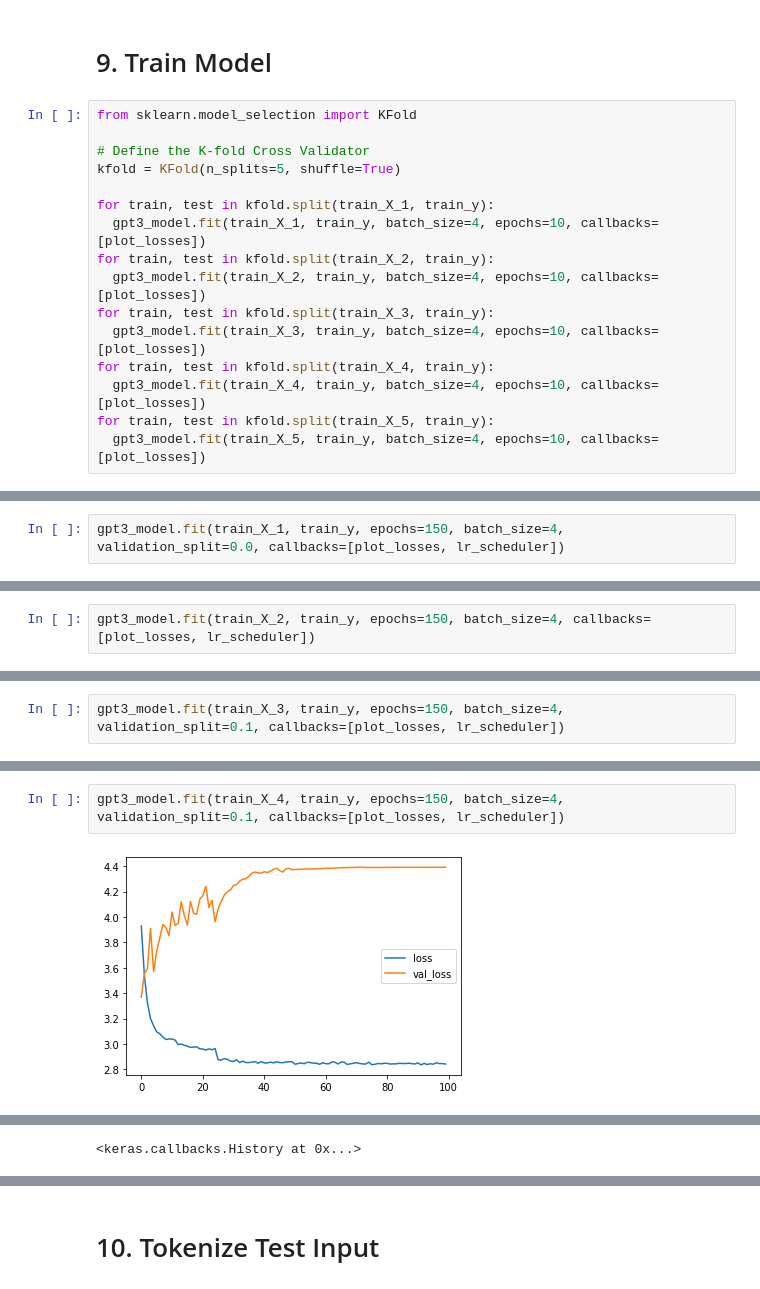
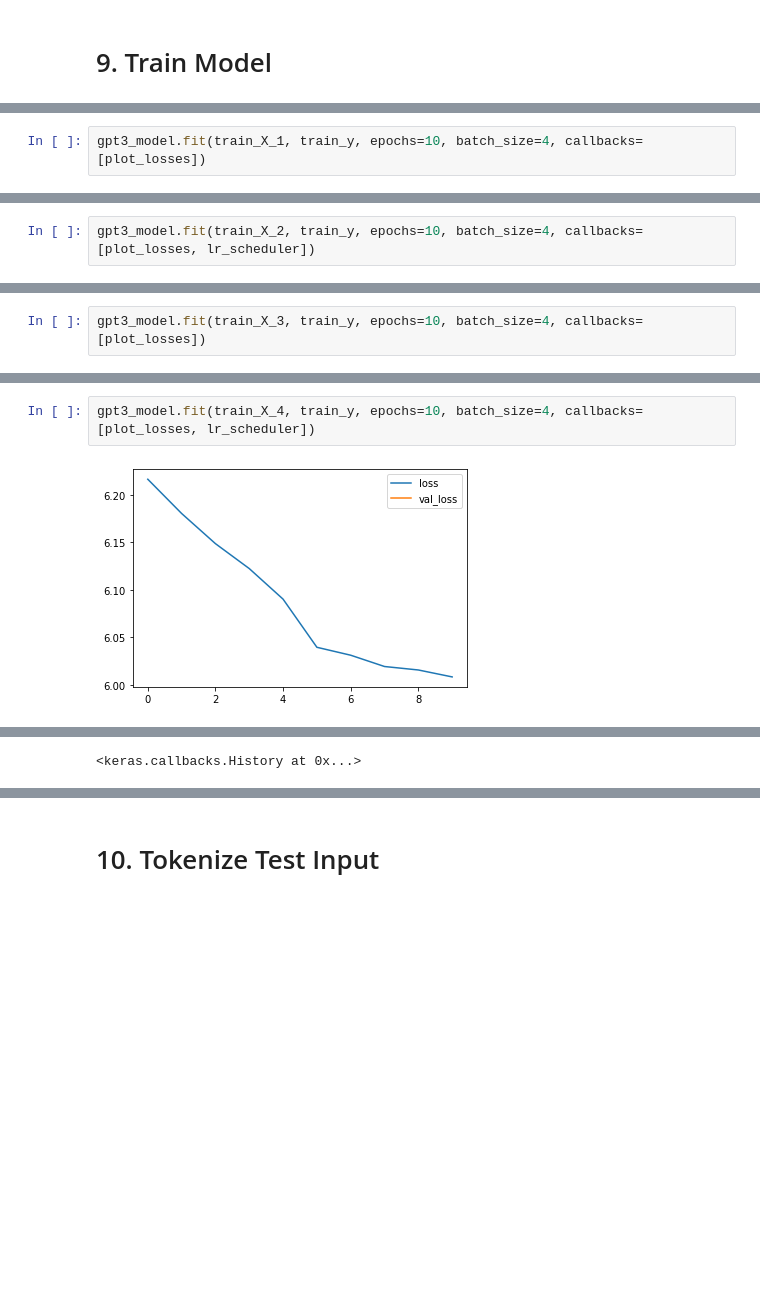
Before and after one commit to MJ199999/-SW-, a Jupyter notebook: code/train.ipynb, the cells around one changed output, grey strips where cells are left out. Drawn from its saved outputs; the diff is of its cells as text; blank space fills up the shorter version.

Commit message:
validation split 없이 학습

```diff
--- a/code/train.ipynb
+++ b/code/train.ipynb
@@ -277,19 +259,3 @@ from tensorflow.keras.callbacks import LearningRateScheduler
 lr_scheduler = LearningRateScheduler(scheduler)
 # %% [markdown]
 # 9. Train Model
-# %%
-from sklearn.model_selection import KFold
-
-# Define the K-fold Cross Validator
-kfold = KFold(n_splits=5, shuffle=True)
-
-for train, test in kfold.split(train_X_1, train_y):
-  gpt3_model.fit(train_X_1, train_y, batch_size=4, epochs=10, callbacks=[plot_losses])
-for train, test in kfold.split(train_X_2, train_y):
-  gpt3_model.fit(train_X_2, train_y, batch_size=4, epochs=10, callbacks=[plot_losses])
-for train, test in kfold.split(train_X_3, train_y):
-  gpt3_model.fit(train_X_3, train_y, batch_size=4, epochs=10, callbacks=[plot_losses])
-for train, test in kfold.split(train_X_4, train_y):
-  gpt3_model.fit(train_X_4, train_y, batch_size=4, epochs=10, callbacks=[plot_losses])
-for train, test in kfold.split(train_X_5, train_y):
-  gpt3_model.fit(train_X_5, train_y, batch_size=4, epochs=10, callbacks=[plot_losses])
@@ -301,3 +262,3 @@ Epoch 8/10
 # %%
-gpt3_model.fit(train_X_1, train_y, epochs=150, batch_size=4, validation_split=0.0, callbacks=[plot_losses, lr_scheduler])
+gpt3_model.fit(train_X_1, train_y, epochs=10, batch_size=4, callbacks=[plot_losses])
 # %% [output]
@@ -307,3 +269,3 @@ ValueError: ignored
 # %%
-gpt3_model.fit(train_X_2, train_y, epochs=150, batch_size=4, callbacks=[plot_losses, lr_scheduler])
+gpt3_model.fit(train_X_2, train_y, epochs=10, batch_size=4, callbacks=[plot_losses, lr_scheduler])
 # %% [output]
@@ -311,3 +276,3 @@ ValueError: ignored
 # %%
-gpt3_model.fit(train_X_3, train_y, epochs=150, batch_size=4, validation_split=0.1, callbacks=[plot_losses, lr_scheduler])
+gpt3_model.fit(train_X_3, train_y, epochs=10, batch_size=4, callbacks=[plot_losses])
 # %% [output]
@@ -317,5 +282,5 @@ loss =  2.8651680946350098 , val_loss =  4.0664238929748535
 <keras.callbacks.History at 0x...>
 # %%
-gpt3_model.fit(train_X_4, train_y, epochs=150, batch_size=4, validation_split=0.1, callbacks=[plot_losses, lr_scheduler])
+gpt3_model.fit(train_X_4, train_y, epochs=10, batch_size=4, callbacks=[plot_losses, lr_scheduler])
 # %% [output]
-[figure, old version]
+[figure, new version]
```
Also changed, not shown: parts of 21 cells of this notebook.
